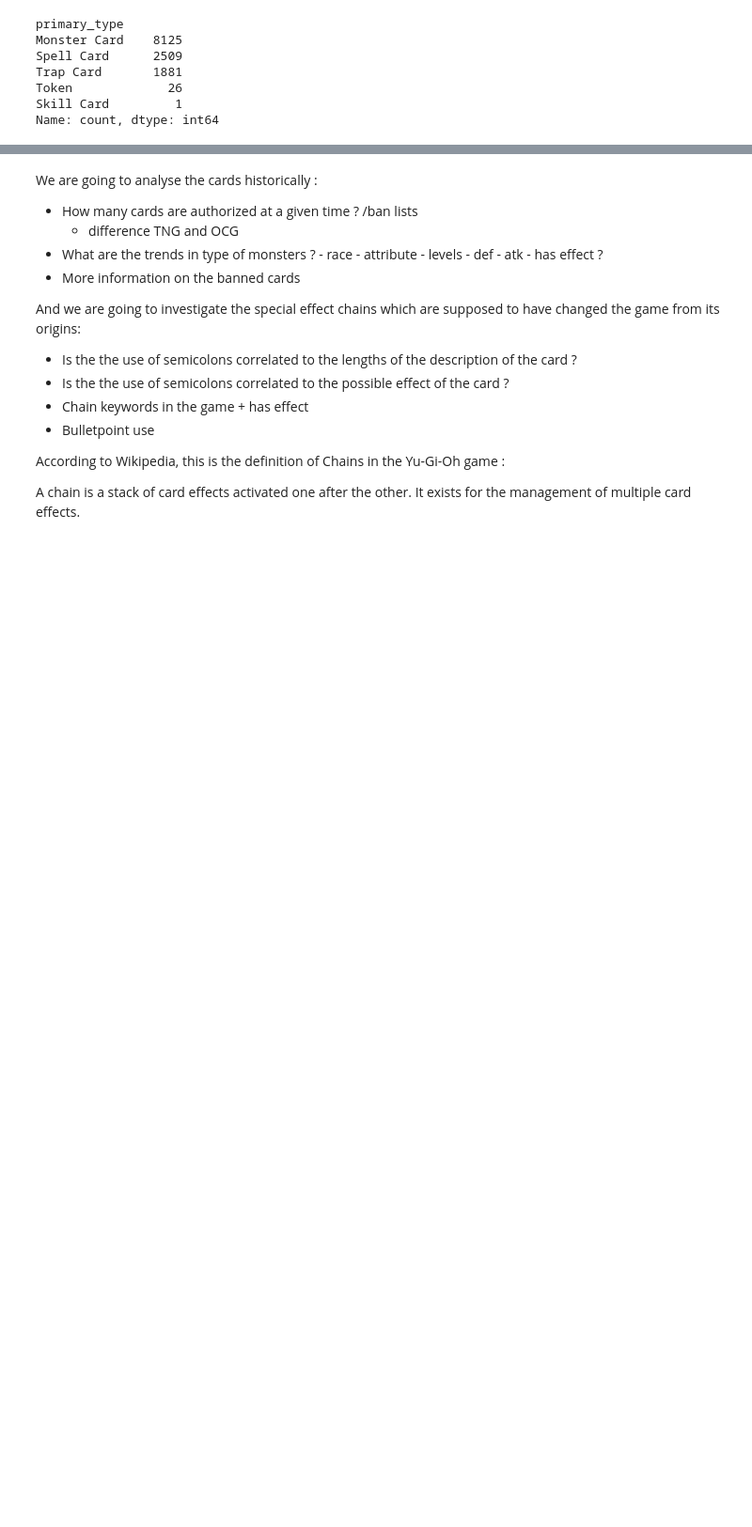
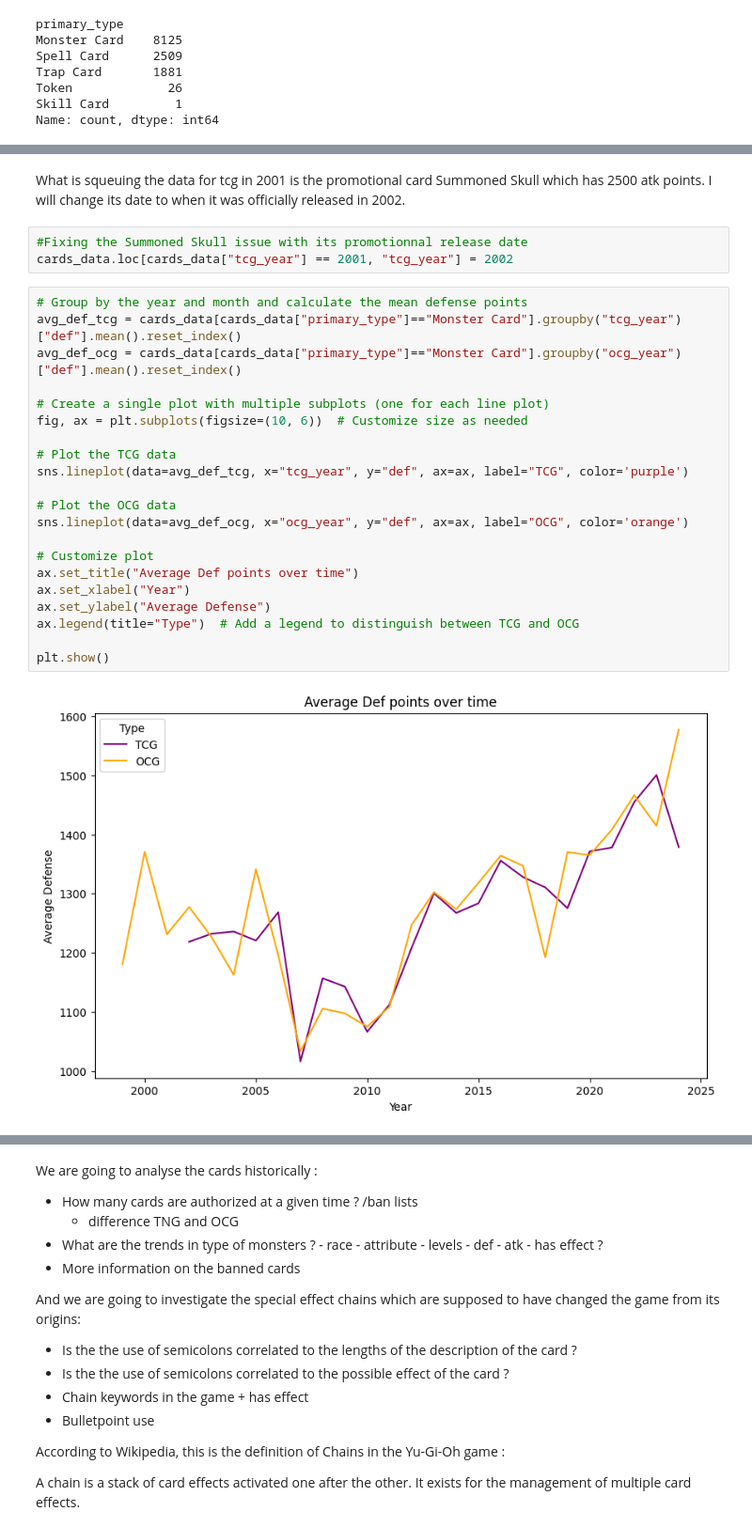
Before and after one commit to HanaeBonnafoux/yugioh, a Jupyter notebook: yu-gi-oh-s-evolution-through-the-cards.ipynb, the cells around one changed output, grey strips where cells are left out. Shown at 94% size. Saved outputs shown, nothing was run; the diff lists cells and outputs as text; blank space fills up the shorter version.

```diff
--- a/yu-gi-oh-s-evolution-through-the-cards.ipynb
+++ b/yu-gi-oh-s-evolution-through-the-cards.ipynb
@@ -320,0 +353,28 @@ sns.lineplot(data=cards_data)
+# %% [markdown]
+What is squeuing the data for tcg in 2001 is the promotional card Summoned Skull which has 2500 atk points. I will change its date to when it was officially released in 2002.
+# %%
+#Fixing the Summoned Skull issue with its promotionnal release date
+cards_data.loc[cards_data["tcg_year"] == 2001, "tcg_year"] = 2002
+# %%
+# Group by the year and month and calculate the mean defense points
+avg_def_tcg = cards_data[cards_data["primary_type"]=="Monster Card"].groupby("tcg_year")["def"].mean().reset_index()
+avg_def_ocg = cards_data[cards_data["primary_type"]=="Monster Card"].groupby("ocg_year")["def"].mean().reset_index()
+
+# Create a single plot with multiple subplots (one for each line plot)
+fig, ax = plt.subplots(figsize=(10, 6))  # Customize size as needed
+
+# Plot the TCG data
+sns.lineplot(data=avg_def_tcg, x="tcg_year", y="def", ax=ax, label="TCG", color='purple')
+
+# Plot the OCG data
+sns.lineplot(data=avg_def_ocg, x="ocg_year", y="def", ax=ax, label="OCG", color='orange')
+
+# Customize plot
+ax.set_title("Average Def points over time")
+ax.set_xlabel("Year")
+ax.set_ylabel("Average Defense")
+ax.legend(title="Type")  # Add a legend to distinguish between TCG and OCG
+
+plt.show()
+# %% [output]
+[figure, added]
```
Also changed, not shown: parts of 5 cells of this notebook.
